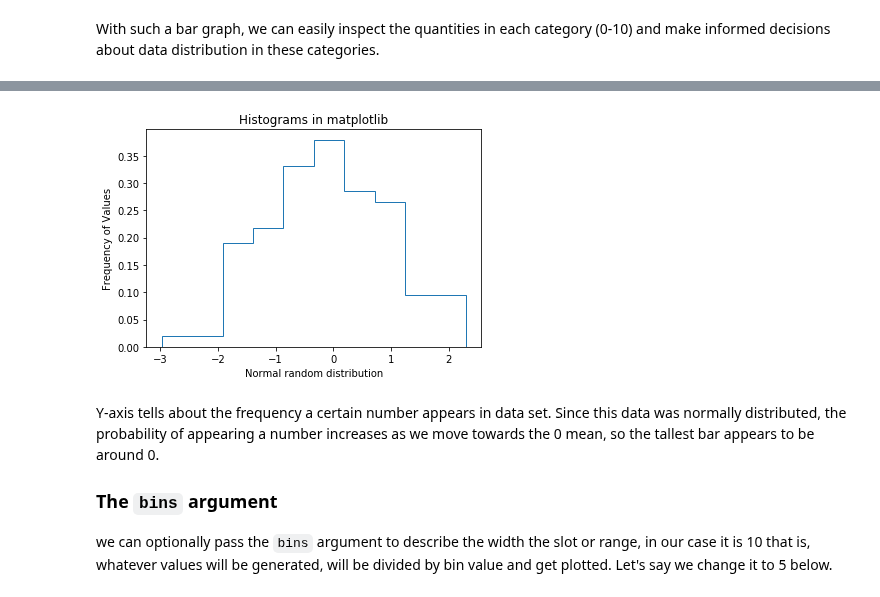
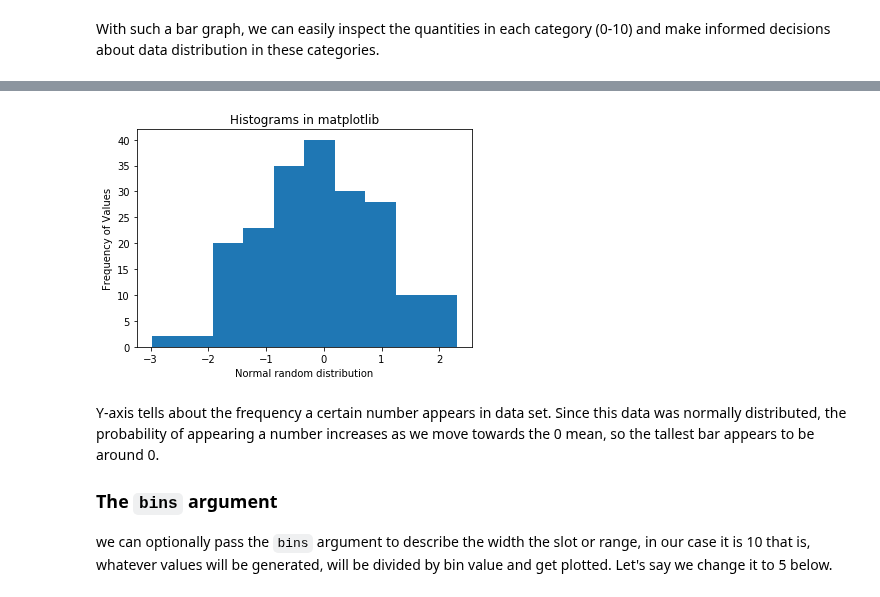
Before and after one commit to mzhou356/dsc-data-viz-dc-ds-060319, a Jupyter notebook: index.ipynb, the cells around one changed output, grey strips where cells are left out. Drawn from its saved outputs; the diff is of its cells as text; code cells hidden in the pictures.

```diff
--- a/index.ipynb
+++ b/index.ipynb
@@ -140,19 +140,19 @@ In matplotlib, we can use `plt.hist()` function to draw a histogram while passin
 # %%
 # Set seed for reproducability
 np.random.seed(100)
 
 # Generate 100 values from 0 mean normal distribution
 x = np.random.randn(200)
 
 #Plot the distogram with hist() function
-plt.hist(x, bins = 10, density=True, )
+plt.hist(x, bins = 10)
 
 plt.xlabel('Normal random distribution')
 plt.ylabel('Frequency of Values')
 plt.title('Histograms in matplotlib')
 plt.show()
 # %% [output]
-[figure, old version]
+[figure, new version]
 # %% [markdown]
 Y-axis tells about the frequency a certain number appears in data set. Since this data was normally distributed, the probability of appearing a number increases as we move towards the 0 mean, so the tallest bar appears to be around 0.
 
```
